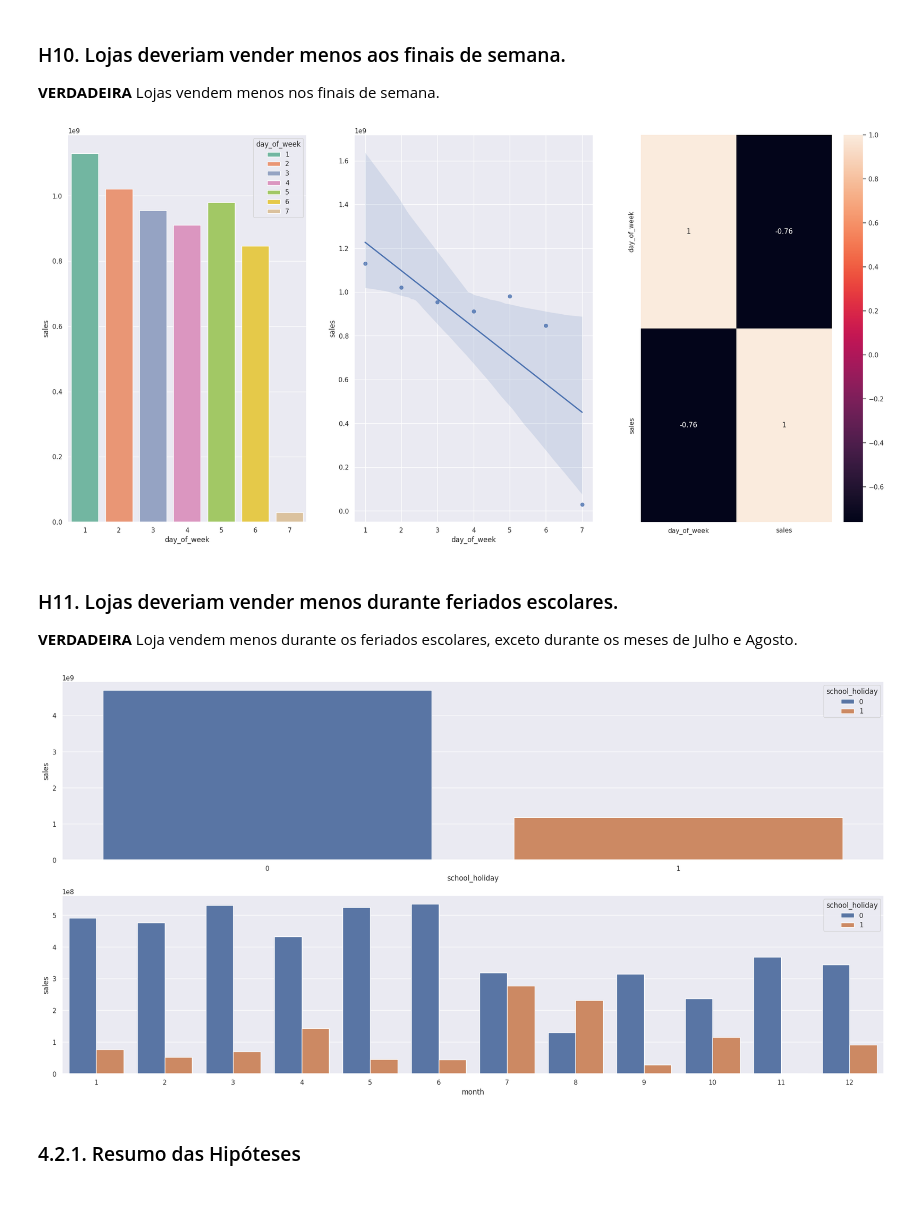
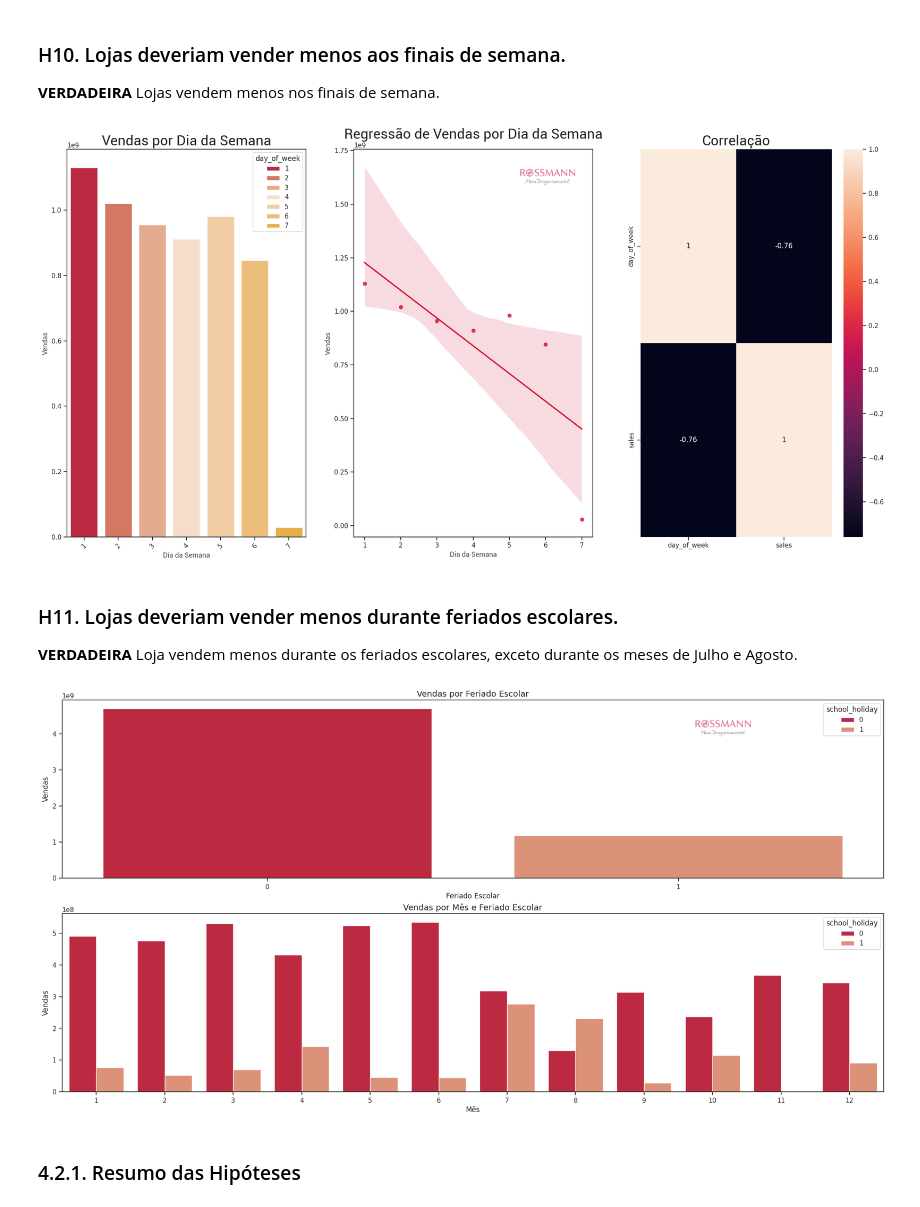
Before and after one commit to oarthurcarvalho/rossmann-predict-sales, a Jupyter notebook: notebook/rossmann_store_sales_prediction.ipynb, the cells around one changed output. Saved outputs shown, nothing was run; the diff lists cells and outputs as text; code cells hidden in the pictures.

```diff
--- a/notebook/rossmann_store_sales_prediction.ipynb
+++ b/notebook/rossmann_store_sales_prediction.ipynb
@@ -865,17 +1029,29 @@ sns.barplot( data=aux2, x='before_after', y='sales', ax=axs[1, 1] )
 
 **VERDADEIRA** Lojas vendem menos nos finais de semana.
 # %%
+palette_7 = ['#d31231', '#e56c50', '#f3a681', '#ffdbc1', '#ffcd97', '#ffc169', '#fdb833']
+
 aux1 = df4[['day_of_week', 'sales']].groupby( 'day_of_week' ).sum().reset_index()
 
 fig, axs = plt.subplots( 1, 3)
 
-sns.barplot( data=aux1, x='day_of_week', y='sales', hue='day_of_week', palette='Set2', ax=axs[0] )
+sns.barplot( data=aux1, x='day_of_week', y='sales', hue='day_of_week', palette=palette_7, ax=axs[0] )
+axs[0].set_title('Vendas por Dia da Semana', fontsize=14, fontproperties=font_prop)
+axs[0].set_xlabel('Dia da Semana', fontproperties=font_prop, fontsize=12, color='#494B45')
+axs[0].set_ylabel('Vendas', fontproperties=font_prop, fontsize=12, color='#494B45')
+axs[0].tick_params(axis='x', rotation=45)
 
-sns.regplot( data=aux1, x='day_of_week', y='sales', ax=axs[1] )
+sns.regplot( data=aux1, x='day_of_week', y='sales', ax=axs[1], color=palette[0] )
+axs[1].set_title('Regressão de Vendas por Dia da Semana', fontsize=14, fontproperties=font_prop)
+axs[1].set_xlabel('Dia da Semana', fontproperties=font_prop, fontsize=12, color='#494B45')
+axs[1].set_ylabel('Vendas', fontproperties=font_prop, fontsize=12, color='#494B45')
 
 sns.heatmap( aux1.corr( method='pearson' ), annot=True, ax=axs[2] );
+axs[2].set_title('Correlação', fontsize=14, fontproperties=font_prop);
+
+fig.figimage(img, 1150, yo=900, alpha=0.5);
 # %% [output]
-[figure, old version]
+[figure, new version]
 # %% [markdown]
 ### H11. Lojas deveriam vender menos durante feriados escolares.
 
@@ -883,15 +1059,23 @@ sns.heatmap( aux1.corr( method='pearson' ), annot=True, ax=axs[2] );
 # %%
 aux1 = df4[['school_holiday', 'sales']].groupby( 'school_holiday' ).sum().reset_index()
 
 fig, axs = plt.subplots( 2, 1 )
 
-sns.barplot( data=aux1, x='school_holiday', y='sales', hue='school_holiday', ax=axs[0] );
+sns.barplot( data=aux1, x='school_holiday', y='sales', hue='school_holiday', ax=axs[0], palette=palette[0:2] );
+axs[0].set_title('Vendas por Feriado Escolar', fontsize=14)
+axs[0].set_xlabel('Feriado Escolar', fontsize=12)
+axs[0].set_ylabel('Vendas', fontsize=12)
 
 aux2 = df4[[ 'month', 'school_holiday', 'sales']].groupby( ['month', 'school_holiday'] ).sum().reset_index()
 
-sns.barplot( data=aux2, x='month', y='sales', hue='school_holiday', ax=axs[1] );
+sns.barplot( data=aux2, x='month', y='sales', hue='school_holiday', ax=axs[1], palette=palette[0:2] );
+axs[1].set_title('Vendas por Mês e Feriado Escolar', fontsize=14)
+axs[1].set_xlabel('Mês', fontsize=12)
+axs[1].set_ylabel('Vendas', fontsize=12)
+
+fig.figimage(img, 1550, yo=900, alpha=0.5);
 # %% [output]
-[figure, old version]
+[figure, new version]
 # %% [markdown]
 ### 4.2.1. Resumo das Hipóteses
 # %%
```
Also changed, not shown: parts of 32 cells of this notebook, 1 other file.
